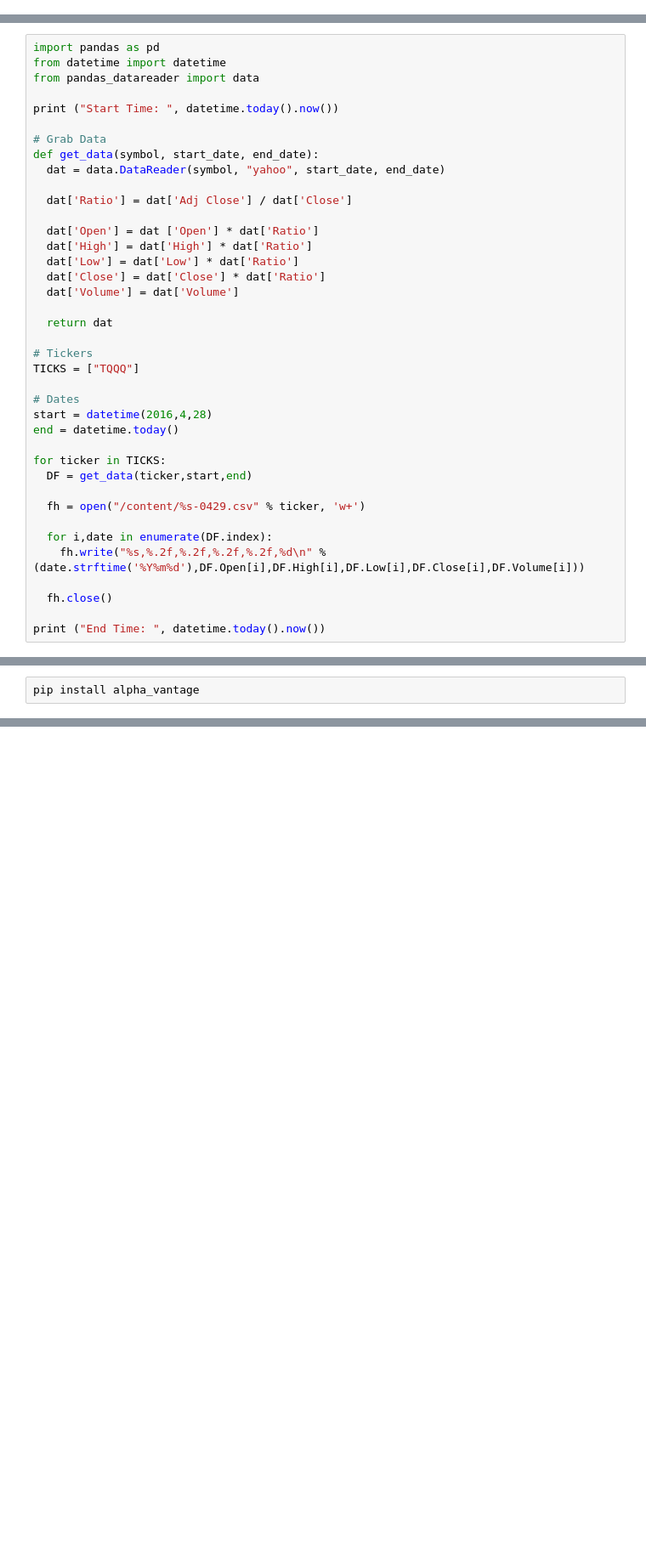
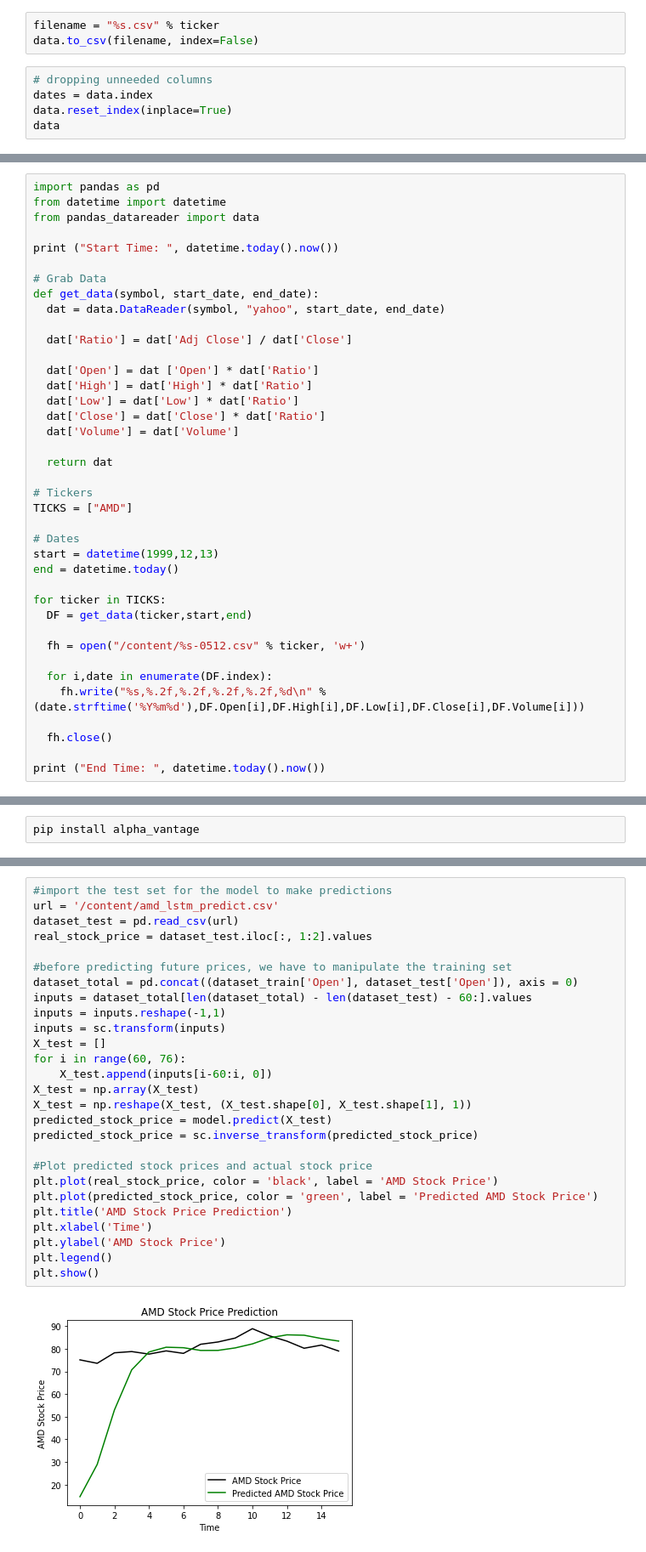
Before and after one commit to SteenJennings/Neural-Net-Options, a Jupyter notebook: Kevin/ROTS.ipynb, the cells around one changed output, grey strips where cells are left out. Shown: that part at 85% size. Saved outputs shown, nothing was run; the diff lists cells and outputs as text; blank space fills up the shorter version.

```diff
--- a/Kevin/ROTS.ipynb
+++ b/Kevin/ROTS.ipynb
@@ -0,0 +242,8 @@
+# %%
+filename = "%s.csv" % ticker
+data.to_csv(filename, index=False)
+# %%
+# dropping unneeded columns
+dates = data.index
+data.reset_index(inplace=True)
+data
@@ -116,16 +392,16 @@ def get_data(symbol, start_date, end_date):
   return dat
 
 # Tickers
-TICKS = ["TQQQ"]
+TICKS = ["AMD"]
 
 # Dates
-start = datetime(2016,4,28)
+start = datetime(1999,12,13)
 end = datetime.today()
 
 for ticker in TICKS:
   DF = get_data(ticker,start,end)
 
-  fh = open("/content/%s-0429.csv" % ticker, 'w+')
+  fh = open("/content/%s-0512.csv" % ticker, 'w+')
 
   for i,date in enumerate(DF.index):
     fh.write("%s,%.2f,%.2f,%.2f,%.2f,%d\n" % (date.strftime('%Y%m%d'),DF.Open[i],DF.High[i],DF.Low[i],DF.Close[i],DF.Volume[i]))
@@ -205,0 +550,29 @@ data_ema[0]
+# %%
+#import the test set for the model to make predictions
+url = '/content/amd_lstm_predict.csv'
+dataset_test = pd.read_csv(url)
+real_stock_price = dataset_test.iloc[:, 1:2].values
+
+#before predicting future prices, we have to manipulate the training set
+dataset_total = pd.concat((dataset_train['Open'], dataset_test['Open']), axis = 0)
+inputs = dataset_total[len(dataset_total) - len(dataset_test) - 60:].values
+inputs = inputs.reshape(-1,1)
+inputs = sc.transform(inputs)
+X_test = []
+for i in range(60, 76):
+    X_test.append(inputs[i-60:i, 0])
+X_test = np.array(X_test)
+X_test = np.reshape(X_test, (X_test.shape[0], X_test.shape[1], 1))
+predicted_stock_price = model.predict(X_test)
+predicted_stock_price = sc.inverse_transform(predicted_stock_price)
+
+#Plot predicted stock prices and actual stock price
+plt.plot(real_stock_price, color = 'black', label = 'AMD Stock Price')
+plt.plot(predicted_stock_price, color = 'green', label = 'Predicted AMD Stock Price')
+plt.title('AMD Stock Price Prediction')
+plt.xlabel('Time')
+plt.ylabel('AMD Stock Price')
+plt.legend()
+plt.show()
+# %% [output]
+[figure, added]
```
Also changed, not shown: parts of 29 cells of this notebook.
